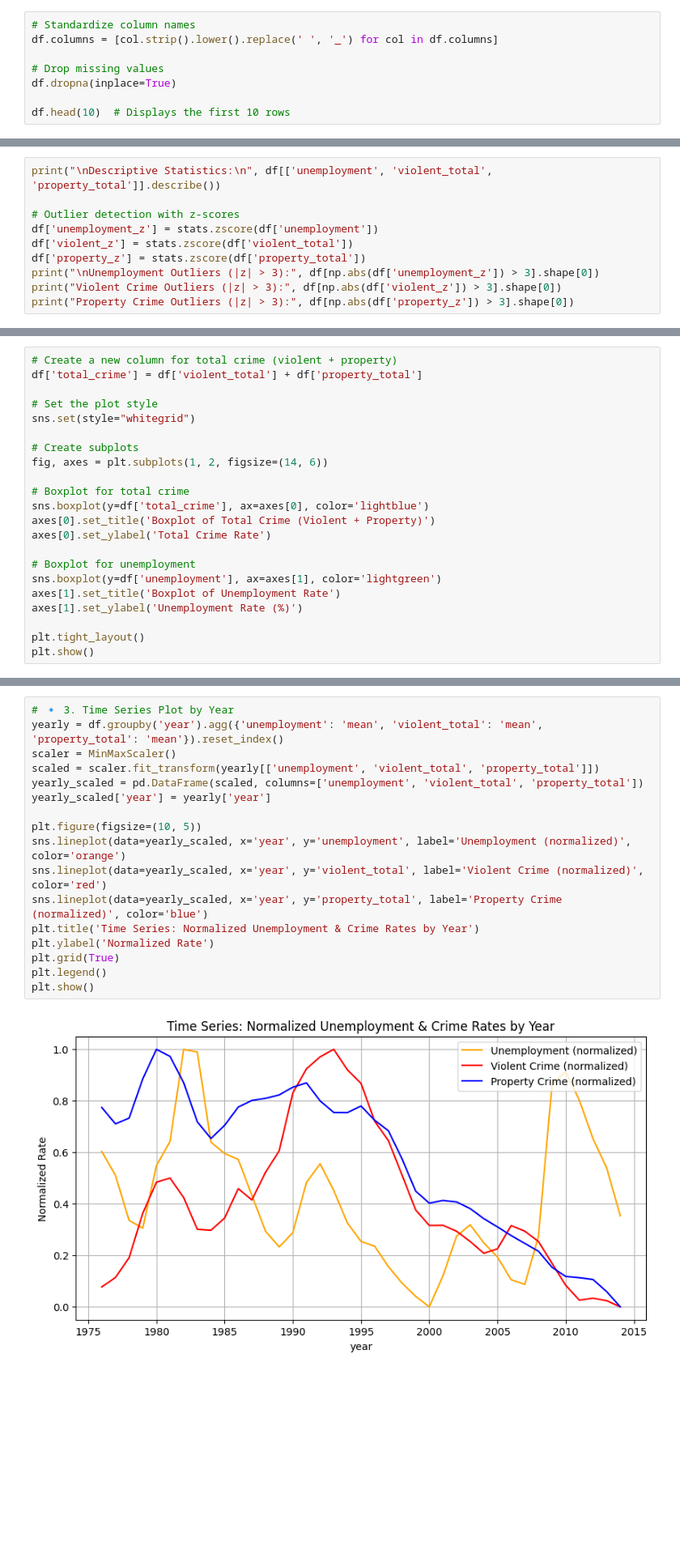
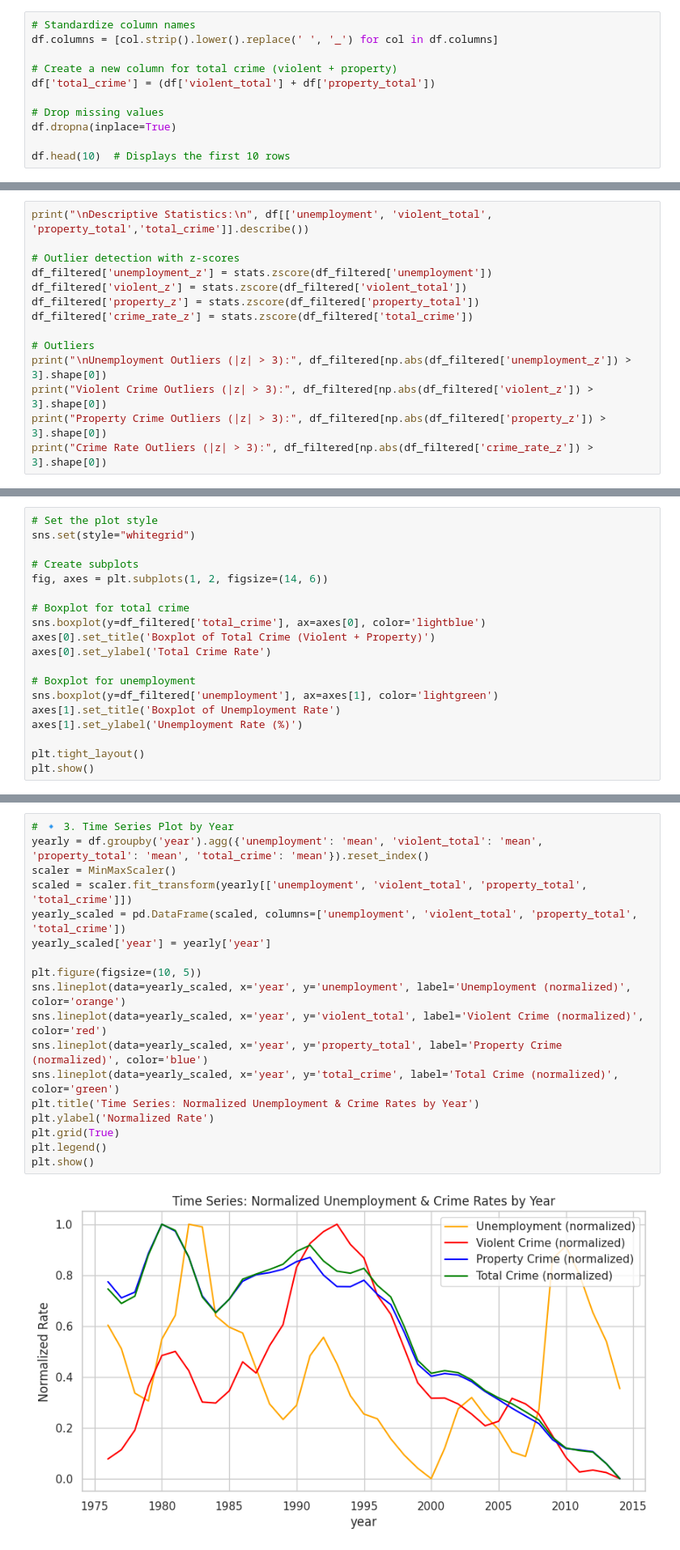
Before and after one commit to Kiro-create/Crime-Unemployment, a Jupyter notebook: Unemployment_Crime_Cleaned_edited_(1).ipynb, the cells around one changed output, grey strips where cells are left out. Shown at 81% size. Cells and saved outputs as stored; diff of their text form; blank space fills up the shorter version.

```diff
--- a/Unemployment_Crime_Cleaned_edited_(1).ipynb
+++ b/Unemployment_Crime_Cleaned_edited_(1).ipynb
@@ -45,6 +45,9 @@ dtype: int64
 # %%
 # Standardize column names
 df.columns = [col.strip().lower().replace(' ', '_') for col in df.columns]
+
+# Create a new column for total crime (violent + property)
+df['total_crime'] = (df['violent_total'] + df['property_total'])
 
 # Drop missing values
 df.dropna(inplace=True)
@@ -88,14 +185,18 @@ memory usage: 202.1+ KB
 # %% [markdown]
 ## 📊 3. Descriptive Statistics
 # %%
-print("\nDescriptive Statistics:\n", df[['unemployment', 'violent_total', 'property_total']].describe())
+print("\nDescriptive Statistics:\n", df[['unemployment', 'violent_total', 'property_total','total_crime']].describe())
 
 # Outlier detection with z-scores
-df['unemployment_z'] = stats.zscore(df['unemployment'])
-df['violent_z'] = stats.zscore(df['violent_total'])
-df['property_z'] = stats.zscore(df['property_total'])
-print("\nUnemployment Outliers (|z| > 3):", df[np.abs(df['unemployment_z']) > 3].shape[0])
-print("Violent Crime Outliers (|z| > 3):", df[np.abs(df['violent_z']) > 3].shape[0])
-print("Property Crime Outliers (|z| > 3):", df[np.abs(df['property_z']) > 3].shape[0])
+df_filtered['unemployment_z'] = stats.zscore(df_filtered['unemployment'])
+df_filtered['violent_z'] = stats.zscore(df_filtered['violent_total'])
+df_filtered['property_z'] = stats.zscore(df_filtered['property_total'])
+df_filtered['crime_rate_z'] = stats.zscore(df_filtered['total_crime'])
+
+# Outliers
+print("\nUnemployment Outliers (|z| > 3):", df_filtered[np.abs(df_filtered['unemployment_z']) > 3].shape[0])
+print("Violent Crime Outliers (|z| > 3):", df_filtered[np.abs(df_filtered['violent_z']) > 3].shape[0])
+print("Property Crime Outliers (|z| > 3):", df_filtered[np.abs(df_filtered['property_z']) > 3].shape[0])
+print("Crime Rate Outliers (|z| > 3):", df_filtered[np.abs(df_filtered['crime_rate_z']) > 3].shape[0])
 # %% [output]
 Descriptive Statistics:
@@ -115,9 +237,6 @@ Property Crime Outliers (|z| > 3): 14
 # %% [markdown]
 ## 📈 4. Visualizations
 # %%
-# Create a new column for total crime (violent + property)
-df['total_crime'] = df['violent_total'] + df['property_total']
-
 # Set the plot style
 sns.set(style="whitegrid")
 
@@ -125,12 +244,12 @@ sns.set(style="whitegrid")
 fig, axes = plt.subplots(1, 2, figsize=(14, 6))
 
 # Boxplot for total crime
-sns.boxplot(y=df['total_crime'], ax=axes[0], color='lightblue')
+sns.boxplot(y=df_filtered['total_crime'], ax=axes[0], color='lightblue')
 axes[0].set_title('Boxplot of Total Crime (Violent + Property)')
 axes[0].set_ylabel('Total Crime Rate')
 
 # Boxplot for unemployment
-sns.boxplot(y=df['unemployment'], ax=axes[1], color='lightgreen')
+sns.boxplot(y=df_filtered['unemployment'], ax=axes[1], color='lightgreen')
 axes[1].set_title('Boxplot of Unemployment Rate')
 axes[1].set_ylabel('Unemployment Rate (%)')
 
@@ -187,22 +318,23 @@ plt.show()
 # %%
 # 🔹 3. Time Series Plot by Year
-yearly = df.groupby('year').agg({'unemployment': 'mean', 'violent_total': 'mean', 'property_total': 'mean'}).reset_index()
+yearly = df.groupby('year').agg({'unemployment': 'mean', 'violent_total': 'mean', 'property_total': 'mean', 'total_crime': 'mean'}).reset_index()
 scaler = MinMaxScaler()
-scaled = scaler.fit_transform(yearly[['unemployment', 'violent_total', 'property_total']])
-yearly_scaled = pd.DataFrame(scaled, columns=['unemployment', 'violent_total', 'property_total'])
+scaled = scaler.fit_transform(yearly[['unemployment', 'violent_total', 'property_total', 'total_crime']])
+yearly_scaled = pd.DataFrame(scaled, columns=['unemployment', 'violent_total', 'property_total', 'total_crime'])
 yearly_scaled['year'] = yearly['year']
 
 plt.figure(figsize=(10, 5))
 sns.lineplot(data=yearly_scaled, x='year', y='unemployment', label='Unemployment (normalized)', color='orange')
 sns.lineplot(data=yearly_scaled, x='year', y='violent_total', label='Violent Crime (normalized)', color='red')
 sns.lineplot(data=yearly_scaled, x='year', y='property_total', label='Property Crime (normalized)', color='blue')
+sns.lineplot(data=yearly_scaled, x='year', y='total_crime', label='Total Crime (normalized)', color='green')
 plt.title('Time Series: Normalized Unemployment & Crime Rates by Year')
 plt.ylabel('Normalized Rate')
 plt.grid(True)
 plt.legend()
 plt.show()
 # %% [output]
-[figure, old version]
+[figure, new version]
 # %%
 # 🔹 4. Bubble Plot: Add Population Dimension
 plt.figure(figsize=(10, 6))
```
Also changed, not shown: parts of 15 cells of this notebook, 3 other files.
